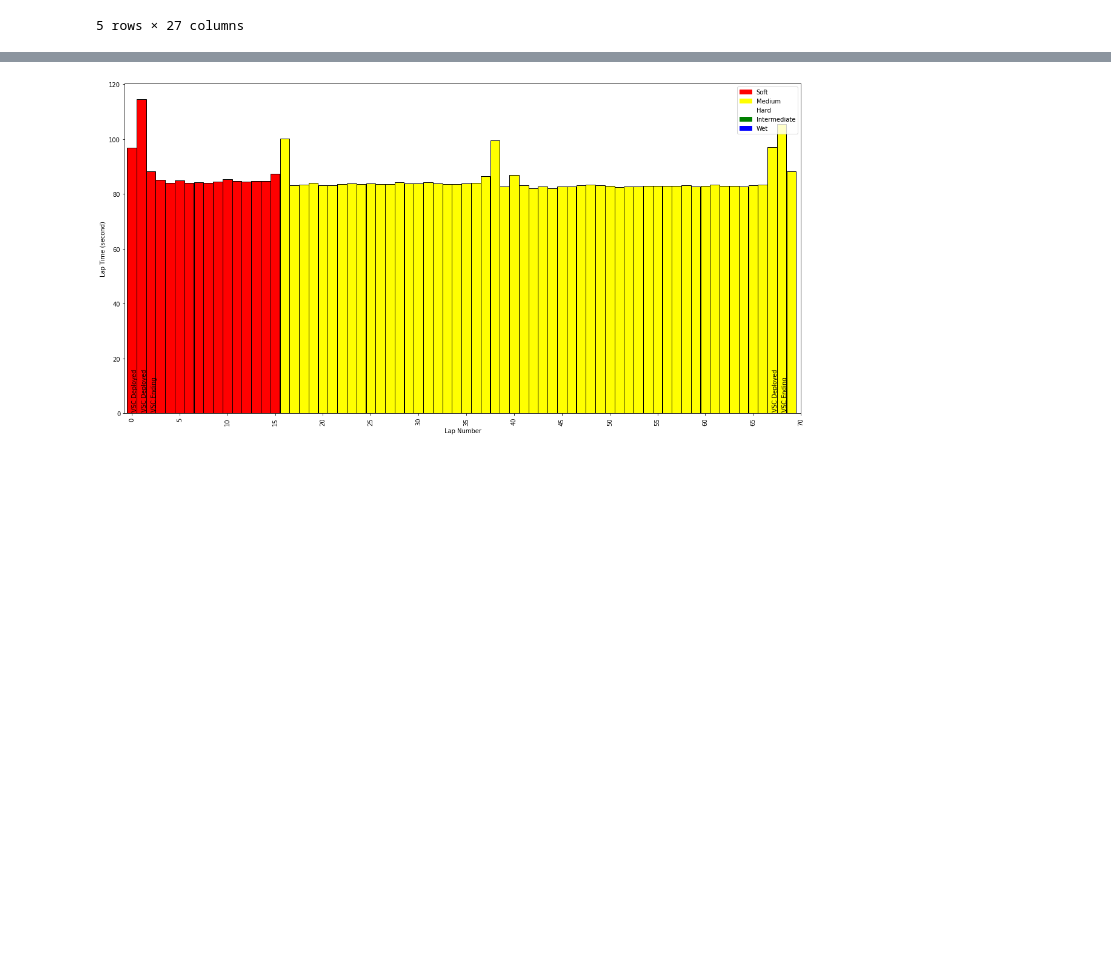
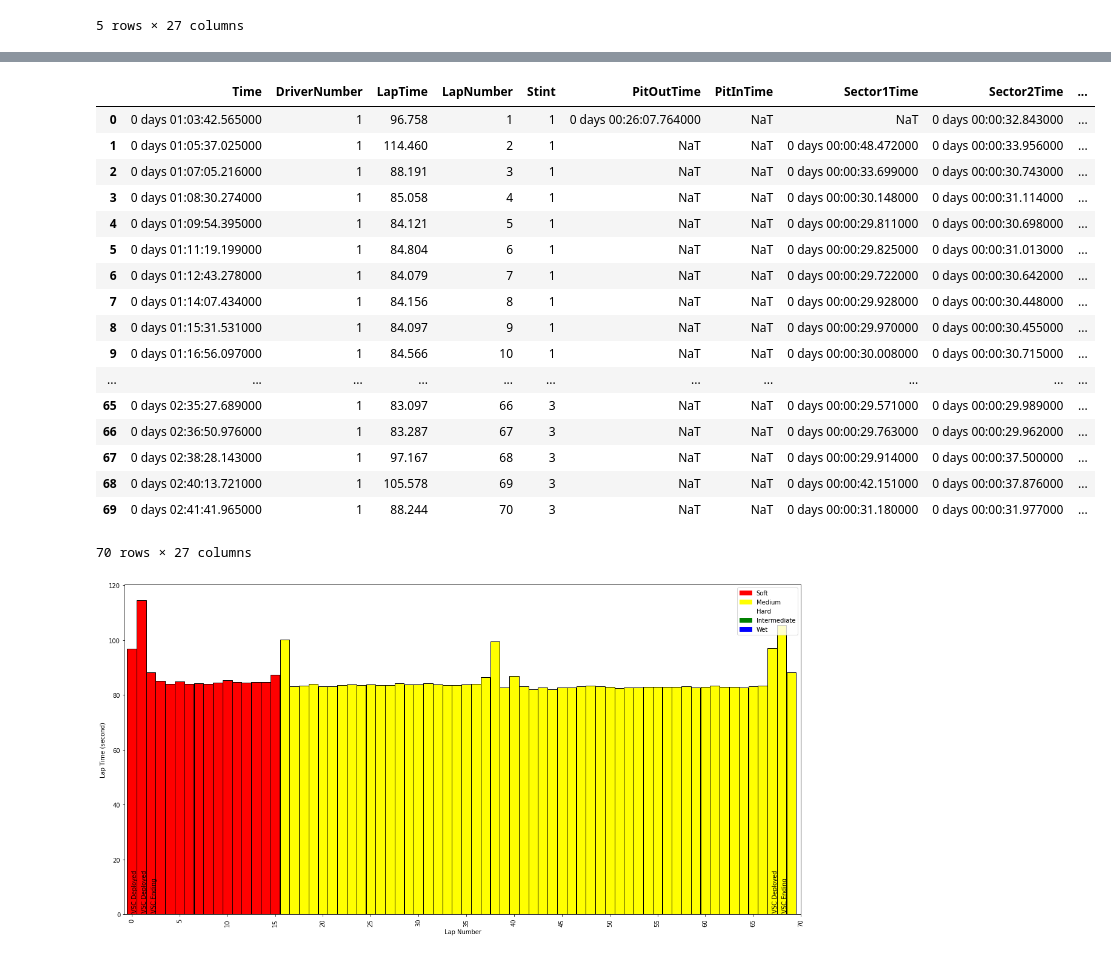
Before and after one commit to Kmanchine/FormulaOneRaceSimulator, a Jupyter notebook: RaceAnalysis.ipynb, the cells around one changed output, grey strips where cells are left out. Cells and saved outputs as stored; diff of their text form; code cells hidden in the pictures; blank space fills up the shorter version.

```diff
--- a/RaceAnalysis.ipynb
+++ b/RaceAnalysis.ipynb
@@ -121,3 +108,25 @@ See the caveats in the documentation: https://pandas.pydata.org/pandas-docs/stab
+# %%
+pd.options.display.max_rows = None
+laps
+# %% [output]
+|  | Time | DriverNumber | LapTime | LapNumber | Stint | PitOutTime | PitInTime | Sector1Time | Sector2Time | ... |
+| 0 | 0 days 01:03:42.565000 | 1 | 96.758 | 1 | 1 | 0 days 00:26:07.764000 | NaT | NaT | 0 days 00:00:32.843000 | ... |
+| 1 | 0 days 01:05:37.025000 | 1 | 114.460 | 2 | 1 | NaT | NaT | 0 days 00:00:48.472000 | 0 days 00:00:33.956000 | ... |
+| 2 | 0 days 01:07:05.216000 | 1 | 88.191 | 3 | 1 | NaT | NaT | 0 days 00:00:33.699000 | 0 days 00:00:30.743000 | ... |
+| 3 | 0 days 01:08:30.274000 | 1 | 85.058 | 4 | 1 | NaT | NaT | 0 days 00:00:30.148000 | 0 days 00:00:31.114000 | ... |
+| 4 | 0 days 01:09:54.395000 | 1 | 84.121 | 5 | 1 | NaT | NaT | 0 days 00:00:29.811000 | 0 days 00:00:30.698000 | ... |
+| 5 | 0 days 01:11:19.199000 | 1 | 84.804 | 6 | 1 | NaT | NaT | 0 days 00:00:29.825000 | 0 days 00:00:31.013000 | ... |
+| 6 | 0 days 01:12:43.278000 | 1 | 84.079 | 7 | 1 | NaT | NaT | 0 days 00:00:29.722000 | 0 days 00:00:30.642000 | ... |
+| 7 | 0 days 01:14:07.434000 | 1 | 84.156 | 8 | 1 | NaT | NaT | 0 days 00:00:29.928000 | 0 days 00:00:30.448000 | ... |
+| 8 | 0 days 01:15:31.531000 | 1 | 84.097 | 9 | 1 | NaT | NaT | 0 days 00:00:29.970000 | 0 days 00:00:30.455000 | ... |
+| 9 | 0 days 01:16:56.097000 | 1 | 84.566 | 10 | 1 | NaT | NaT | 0 days 00:00:30.008000 | 0 days 00:00:30.715000 | ... |
+| ... | ... | ... | ... | ... | ... | ... | ... | ... | ... | ... |
+| 65 | 0 days 02:35:27.689000 | 1 | 83.097 | 66 | 3 | NaT | NaT | 0 days 00:00:29.571000 | 0 days 00:00:29.989000 | ... |
+| 66 | 0 days 02:36:50.976000 | 1 | 83.287 | 67 | 3 | NaT | NaT | 0 days 00:00:29.763000 | 0 days 00:00:29.962000 | ... |
+| 67 | 0 days 02:38:28.143000 | 1 | 97.167 | 68 | 3 | NaT | NaT | 0 days 00:00:29.914000 | 0 days 00:00:37.500000 | ... |
+| 68 | 0 days 02:40:13.721000 | 1 | 105.578 | 69 | 3 | NaT | NaT | 0 days 00:00:42.151000 | 0 days 00:00:37.876000 | ... |
+| 69 | 0 days 02:41:41.965000 | 1 | 88.244 | 70 | 3 | NaT | NaT | 0 days 00:00:31.180000 | 0 days 00:00:31.977000 | ... |
+70 rows × 27 columns
 # %%
 # Plot the graph
 laptime_bar_graph = plot_lap_time_bar_graph(laps)
```
Also changed, not shown: parts of 1 cell of this notebook.
